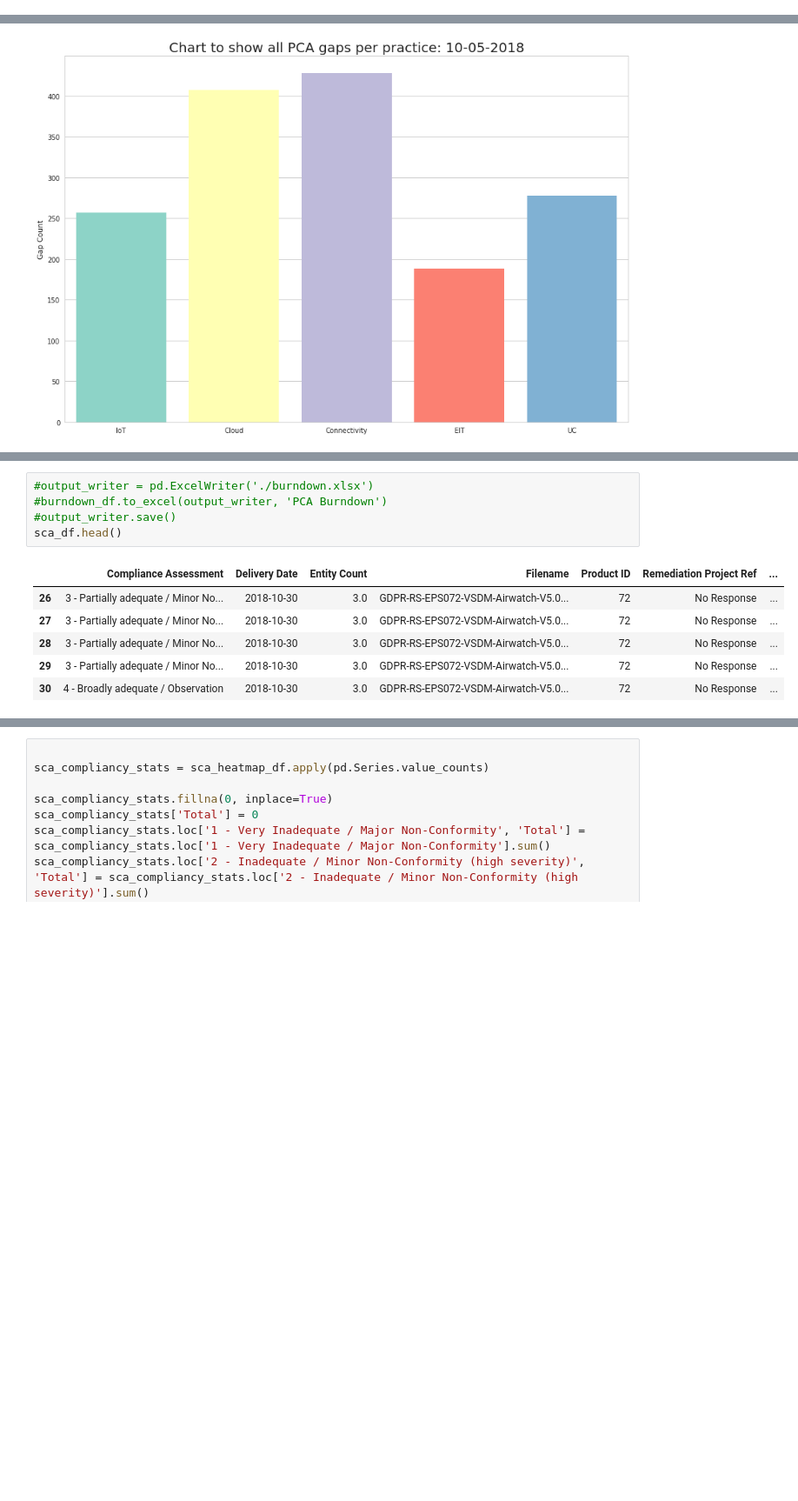
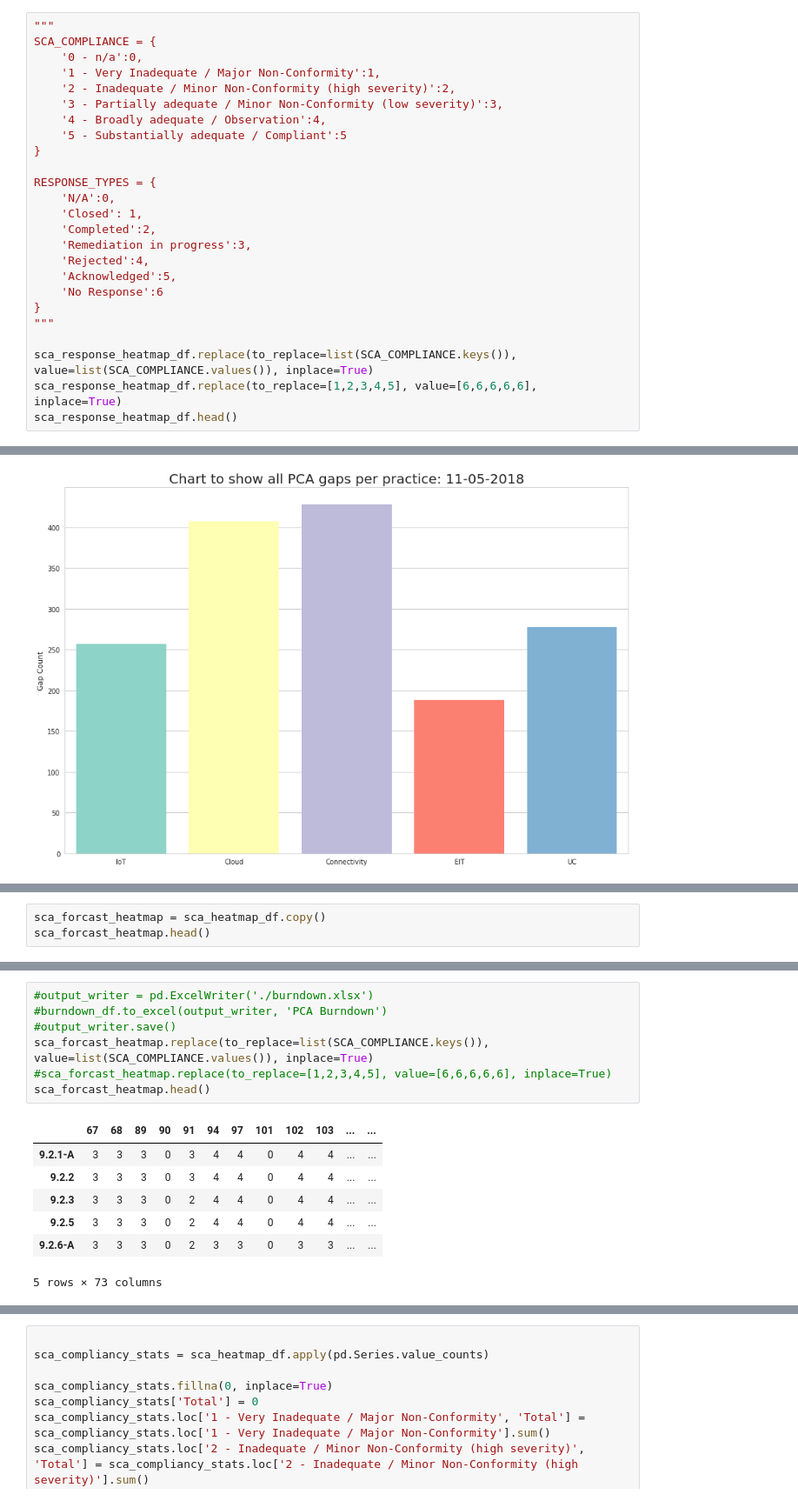
Before and after one commit to billyoconnor/DRC-GDPR, a Jupyter notebook: Compliancy-Heatmap.ipynb, the cells around one changed output, grey strips where cells are left out. Shown at 87% size. Drawn from its saved outputs; the diff is of its cells as text; blank space fills up the shorter version.

```diff
--- a/Compliancy-Heatmap.ipynb
+++ b/Compliancy-Heatmap.ipynb
@@ -541,0 +516,25 @@ sca_heatmap_df = sca_baseline.copy()
+# %%
+"""
+SCA_COMPLIANCE = {
+    '0 - n/a':0,
+    '1 - Very Inadequate / Major Non-Conformity':1,
+    '2 - Inadequate / Minor Non-Conformity (high severity)':2,
+    '3 - Partially adequate / Minor Non-Conformity (low severity)':3,
+    '4 - Broadly adequate / Observation':4,
+    '5 - Substantially adequate / Compliant':5
+}
+
+RESPONSE_TYPES = {
+    'N/A':0,
+    'Closed': 1,
+    'Completed':2,
+    'Remediation in progress':3,
+    'Rejected':4,
+    'Acknowledged':5,
+    'No Response':6
+}
+"""
+
+sca_response_heatmap_df.replace(to_replace=list(SCA_COMPLIANCE.keys()), value=list(SCA_COMPLIANCE.values()), inplace=True)
+sca_response_heatmap_df.replace(to_replace=[1,2,3,4,5], value=[6,6,6,6,6], inplace=True)
+sca_response_heatmap_df.head()
@@ -1516,0 +1595,3 @@ fig.savefig(OUTPUT_BASE_DIR+"/PCA-Burndown-Per-Practice-"+today+".png")
+# %%
+sca_forcast_heatmap = sca_heatmap_df.copy()
+sca_forcast_heatmap.head()
@@ -1517,12 +1606,15 @@ fig.savefig(OUTPUT_BASE_DIR+"/PCA-Burndown-Per-Practice-"+today+".png")
 # %%
 #output_writer = pd.ExcelWriter('./burndown.xlsx')
 #burndown_df.to_excel(output_writer, 'PCA Burndown')
 #output_writer.save()
-sca_df.head()
+sca_forcast_heatmap.replace(to_replace=list(SCA_COMPLIANCE.keys()), value=list(SCA_COMPLIANCE.values()), inplace=True)
+#sca_forcast_heatmap.replace(to_replace=[1,2,3,4,5], value=[6,6,6,6,6], inplace=True)
+sca_forcast_heatmap.head()
 # %% [output]
-|  | Compliance Assessment | Delivery Date | Entity Count | Filename | Product ID | Remediation Project Ref | ... |
-| 26 | 3 - Partially adequate / Minor No... | 2018-10-30 | 3.0 | GDPR-RS-EPS072-VSDM-Airwatch-V5.0... | 72 | No Response | ... |
-| 27 | 3 - Partially adequate / Minor No... | 2018-10-30 | 3.0 | GDPR-RS-EPS072-VSDM-Airwatch-V5.0... | 72 | No Response | ... |
-| 28 | 3 - Partially adequate / Minor No... | 2018-10-30 | 3.0 | GDPR-RS-EPS072-VSDM-Airwatch-V5.0... | 72 | No Response | ... |
-| 29 | 3 - Partially adequate / Minor No... | 2018-10-30 | 3.0 | GDPR-RS-EPS072-VSDM-Airwatch-V5.0... | 72 | No Response | ... |
-| 30 | 4 - Broadly adequate / Observation | 2018-10-30 | 3.0 | GDPR-RS-EPS072-VSDM-Airwatch-V5.0... | 72 | No Response | ... |
+|  | 67 | 68 | 89 | 90 | 91 | 94 | 97 | 101 | 102 | 103 | ... | ... |
+| 9.2.1-A | 3 | 3 | 3 | 0 | 3 | 4 | 4 | 0 | 4 | 4 | ... | ... |
+| 9.2.2 | 3 | 3 | 3 | 0 | 3 | 4 | 4 | 0 | 4 | 4 | ... | ... |
+| 9.2.3 | 3 | 3 | 3 | 0 | 2 | 4 | 4 | 0 | 4 | 4 | ... | ... |
+| 9.2.5 | 3 | 3 | 3 | 0 | 2 | 4 | 4 | 0 | 4 | 4 | ... | ... |
+| 9.2.6-A | 3 | 3 | 3 | 0 | 2 | 3 | 3 | 0 | 3 | 3 | ... | ... |
+5 rows × 73 columns
```
Also changed, not shown: parts of 30 cells of this notebook.
